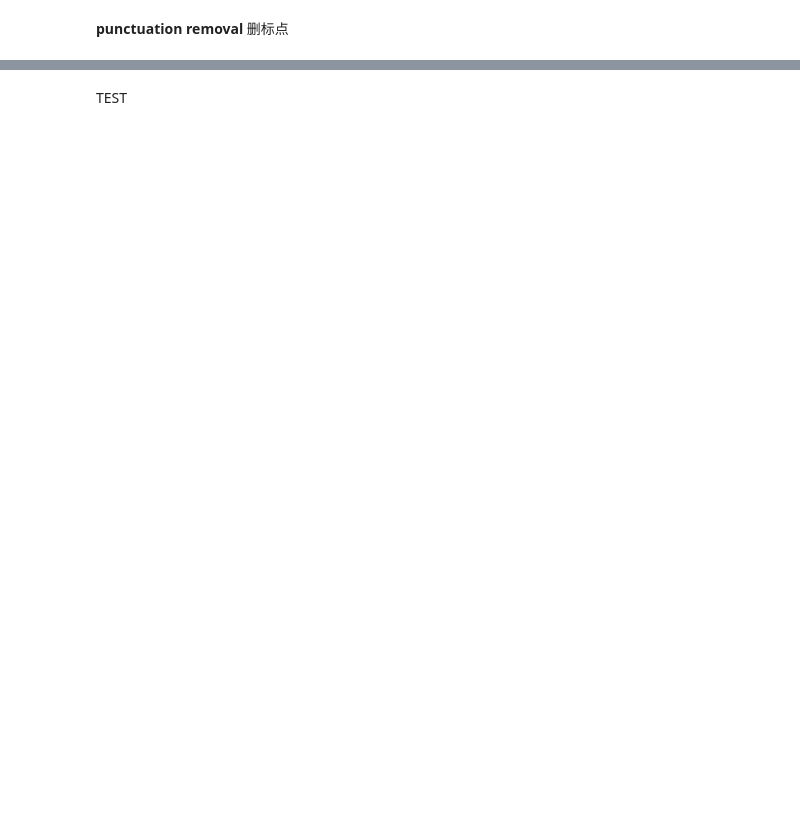
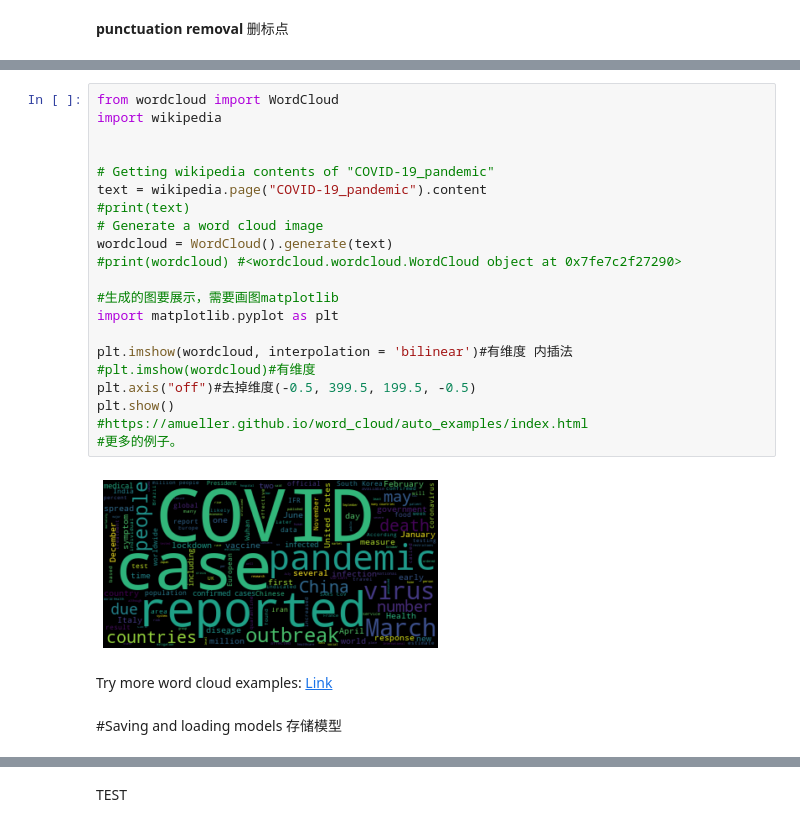
Before and after one commit to Alecia113/NLP-Lab, a Jupyter notebook: lab5.ipynb, the cells around one changed output, grey strips where cells are left out. Cells and saved outputs as stored; diff of their text form; blank space fills up the shorter version.

```diff
--- a/lab5.ipynb
+++ b/lab5.ipynb
@@ -109,0 +356,27 @@ for i, p_tag in enumerate(p_tags):
+# %%
+from wordcloud import WordCloud
+import wikipedia
+
+
+# Getting wikipedia contents of "COVID-19_pandemic"
+text = wikipedia.page("COVID-19_pandemic").content
+#print(text)
+# Generate a word cloud image
+wordcloud = WordCloud().generate(text)
+#print(wordcloud) #<wordcloud.wordcloud.WordCloud object at 0x7fe7c2f27290>
+
+#生成的图要展示，需要画图matplotlib
+import matplotlib.pyplot as plt
+
+plt.imshow(wordcloud, interpolation = 'bilinear')#有维度 内插法
+#plt.imshow(wordcloud)#有维度
+plt.axis("off")#去掉维度(-0.5, 399.5, 199.5, -0.5)
+plt.show()
+#https://amueller.github.io/word_cloud/auto_examples/index.html
+#更多的例子。
+# %% [output]
+[figure, added]
+# %% [markdown]
+Try more word cloud examples: [Link](https://amueller.github.io/word_cloud/auto_examples/index.html)
+# %% [markdown]
+#Saving and loading models 存储模型
```
Also changed, not shown: parts of 57 cells of this notebook.
